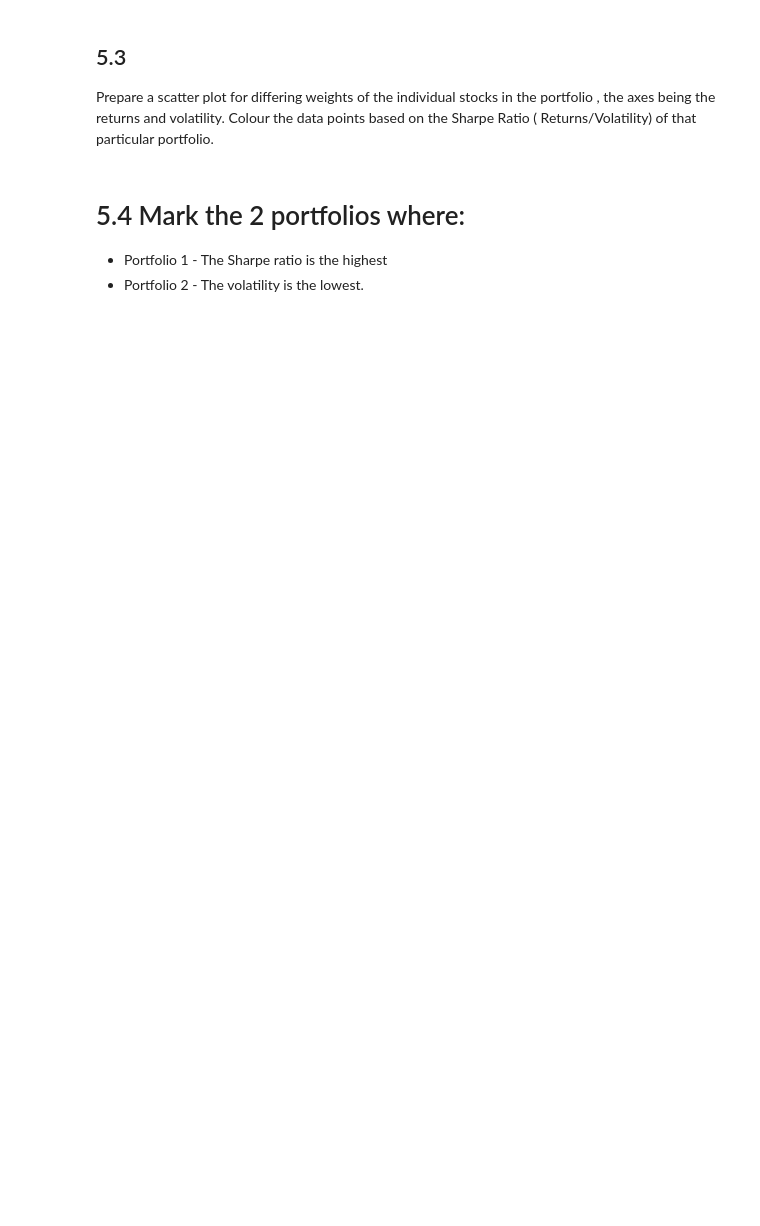
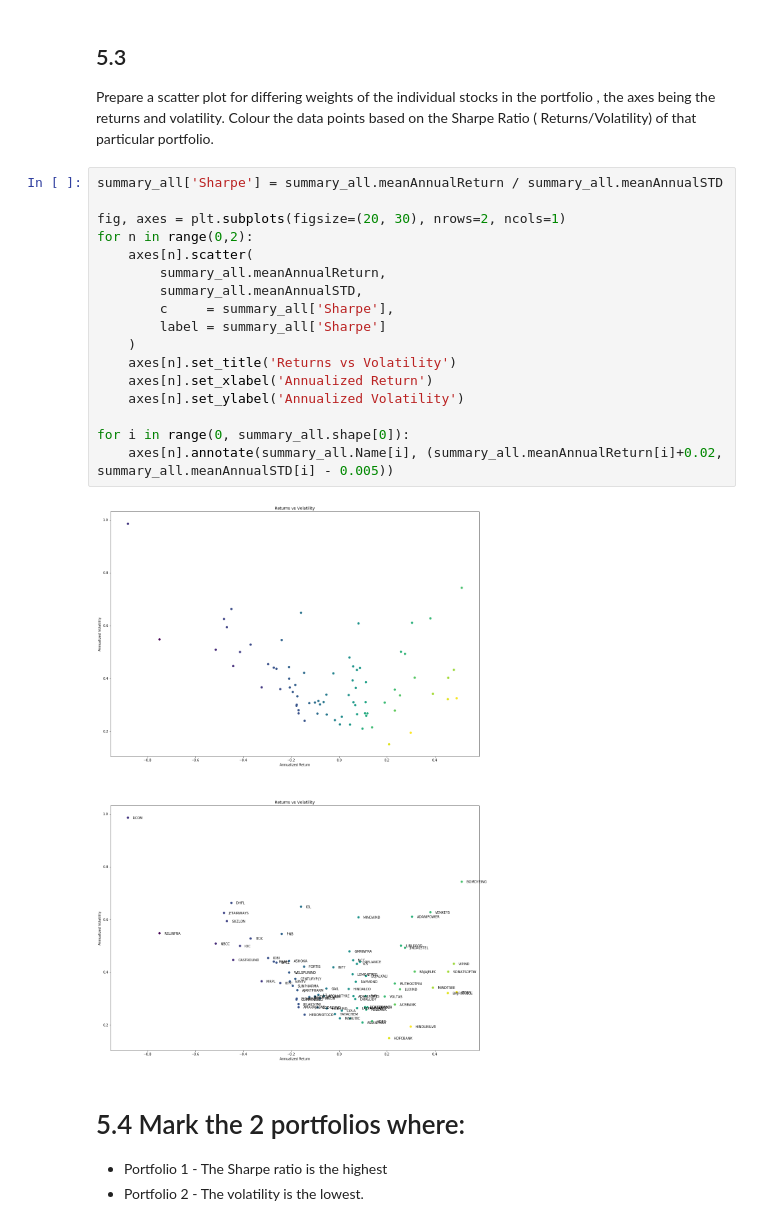
Before and after one commit to JamesMcGuigan/aspiration-ai-internship, a Jupyter notebook: python3/module_5/module_5.ipynb, the cells around one changed output. Cells and saved outputs as stored; diff of their text form; blank space fills up the shorter version.

```diff
--- a/python3/module_5/module_5.ipynb
+++ b/python3/module_5/module_5.ipynb
@@ -149,6 +156,25 @@ Portfolio Annualized Volatility:   0.06
 # %% [markdown]
 ## 5.3
 Prepare a scatter plot for differing weights of the individual stocks in the portfolio , the axes being the returns and volatility. Colour the data points based on the Sharpe Ratio ( Returns/Volatility) of that particular portfolio.
+# %%
+summary_all['Sharpe'] = summary_all.meanAnnualReturn / summary_all.meanAnnualSTD
+
+fig, axes = plt.subplots(figsize=(20, 30), nrows=2, ncols=1)
+for n in range(0,2):
+    axes[n].scatter(
+        summary_all.meanAnnualReturn,
+        summary_all.meanAnnualSTD,
+        c     = summary_all['Sharpe'],
+        label = summary_all['Sharpe']
+    )
+    axes[n].set_title('Returns vs Volatility')
+    axes[n].set_xlabel('Annualized Return')
+    axes[n].set_ylabel('Annualized Volatility')
+
+for i in range(0, summary_all.shape[0]):
+    axes[n].annotate(summary_all.Name[i], (summary_all.meanAnnualReturn[i]+0.02, summary_all.meanAnnualSTD[i] - 0.005))
+# %% [output]
+[figure, added]
 # %% [markdown]
 # 5.4 Mark the 2 portfolios where:
 - Portfolio 1 - The Sharpe ratio is the highest
```
Also changed, not shown: parts of 12 cells of this notebook.
